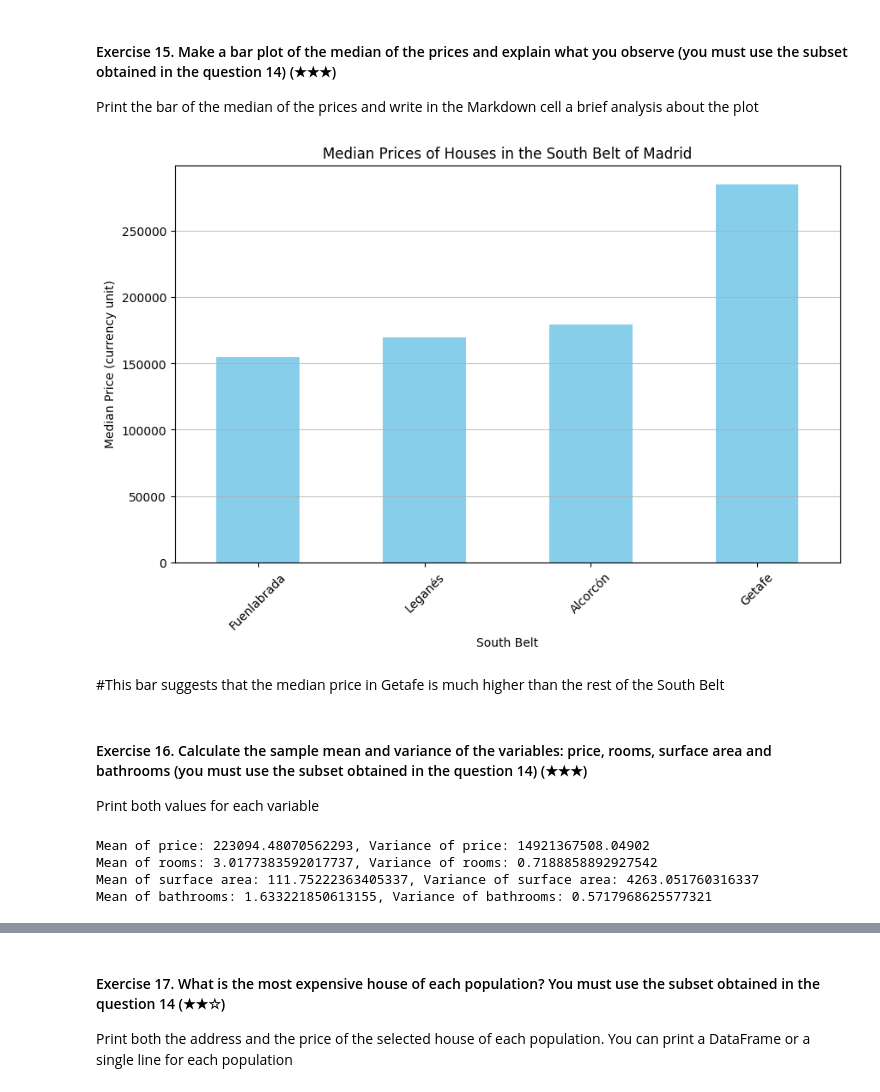
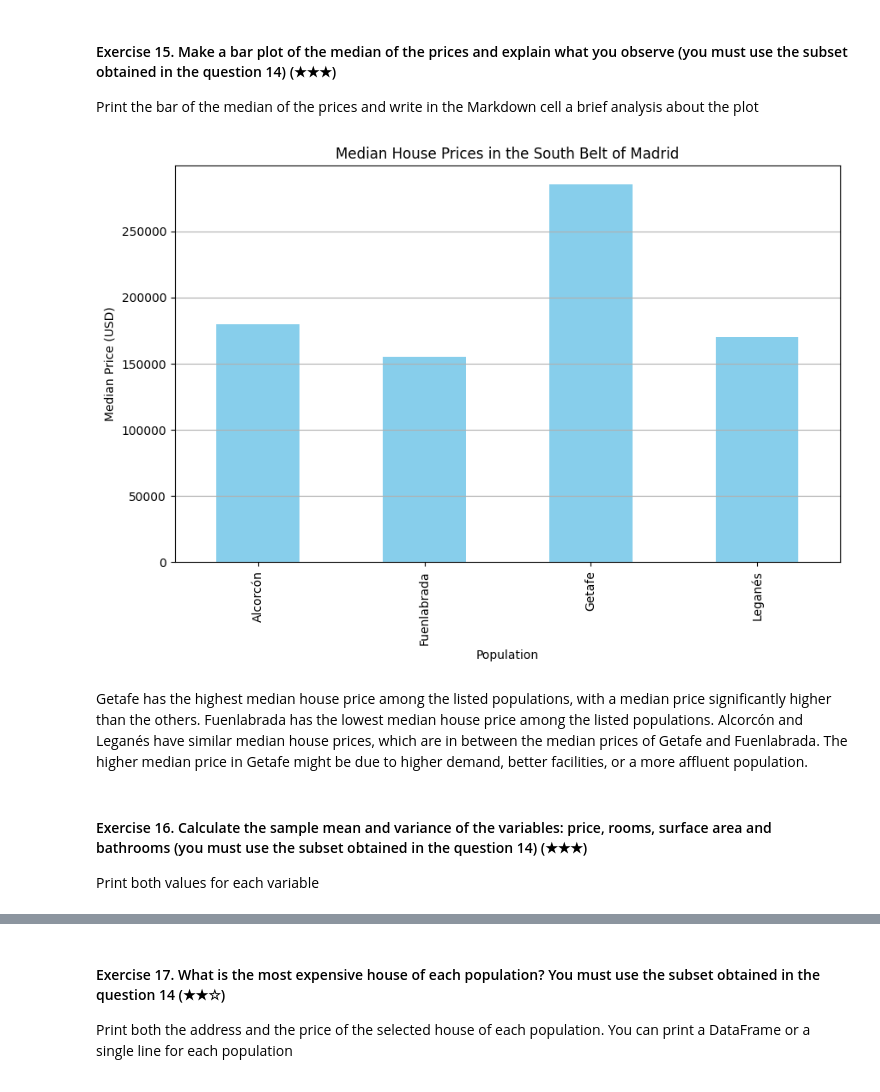
Before and after one commit to IgnacioVelutini/realestate-datacleanup-exercise, a Jupyter notebook: project.ipynb, the cells around one changed output, grey strips where cells are left out. Saved outputs shown, nothing was run; the diff lists cells and outputs as text; code cells hidden in the pictures.

```diff
--- a/project.ipynb
+++ b/project.ipynb
@@ -328,48 +346,35 @@ south_belt_df = ds[ds['level5'].isin(south_belt_populations)]
 
 Print the bar of the median of the prices and write in the Markdown cell a brief analysis about the plot
 # %%
+import pandas as pd
 import matplotlib.pyplot as plt
 
-# Calculate the median price for each population in the subset
-median_prices = south_belt_df.groupby('level5')['price'].median().sort_values()
+# List of populations for the "south belt" of Madrid
+south_belt_populations = ["Fuenlabrada", "Leganés", "Getafe", "Alcorcón"]
+
+# Create a subset of the DataFrame that contains only the specified populations
+south_belt_df = ds[ds['level5'].isin(south_belt_populations)]
+
+# Calculate the median prices for each population
+median_prices = south_belt_df.groupby('level5')['price'].median()
 
 # Create a bar plot of the median prices
 plt.figure(figsize=(10, 6))
 median_prices.plot(kind='bar', color='skyblue')
-plt.title('Median Prices of Houses in the South Belt of Madrid')
-plt.xlabel('South Belt')
-plt.ylabel('Median Price (currency unit)')
-plt.xticks(rotation=45)
-plt.grid(axis='y', alpha=0.75)
+plt.title('Median House Prices in the South Belt of Madrid')
+plt.xlabel('Population')
+plt.ylabel('Median Price (USD)')
+plt.grid(axis='y')
+
 plt.show()
 # %% [output]
-[figure, old version]
+[figure, new version]
-# %% [markdown]
-#This bar suggests that the median price in Getafe is much higher than the rest of the South Belt
+# %% [markdown]
+Getafe has the highest median house price among the listed populations, with a median price significantly higher than the others.
+Fuenlabrada has the lowest median house price among the listed populations.
+Alcorcón and Leganés have similar median house prices, which are in between the median prices of Getafe and Fuenlabrada.
+The higher median price in Getafe might be due to higher demand, better facilities, or a more affluent population.
 # %% [markdown]
 #### Exercise 16. Calculate the sample mean and variance of the variables: price, rooms, surface area and bathrooms (you must use the subset obtained in the question 14) (★★★)
 
 Print both values for each variable
-# %%
-# Calculate sample mean for each variable
-mean_price = south_belt_df['price'].mean()
-mean_rooms = south_belt_df['rooms'].mean()
-mean_surface = south_belt_df['surface'].mean()
-mean_bathrooms = south_belt_df['bathrooms'].mean()
-
-# Calculate sample variance for each variable
-variance_price = south_belt_df['price'].var()
-variance_rooms = south_belt_df['rooms'].var()
-variance_surface = south_belt_df['surface'].var()
-variance_bathrooms = south_belt_df['bathrooms'].var()
-
-# Print the results
-print(f"Mean of price: {mean_price}, Variance of price: {variance_price}")
-print(f"Mean of rooms: {mean_rooms}, Variance of rooms: {variance_rooms}")
-print(f"Mean of surface area: {mean_surface}, Variance of surface area: {variance_surface}")
-print(f"Mean of bathrooms: {mean_bathrooms}, Variance of bathrooms: {variance_bathrooms}")
-# %% [output]
-Mean of price: 223094.48070562293, Variance of price: 14921367508.04902
-Mean of rooms: 3.0177383592017737, Variance of rooms: 0.7188858892927542
-Mean of surface area: 111.75222363405337, Variance of surface area: 4263.051760316337
-Mean of bathrooms: 1.633221850613155, Variance of bathrooms: 0.5717968625577321
```
Also changed, not shown: parts of 34 cells of this notebook.
